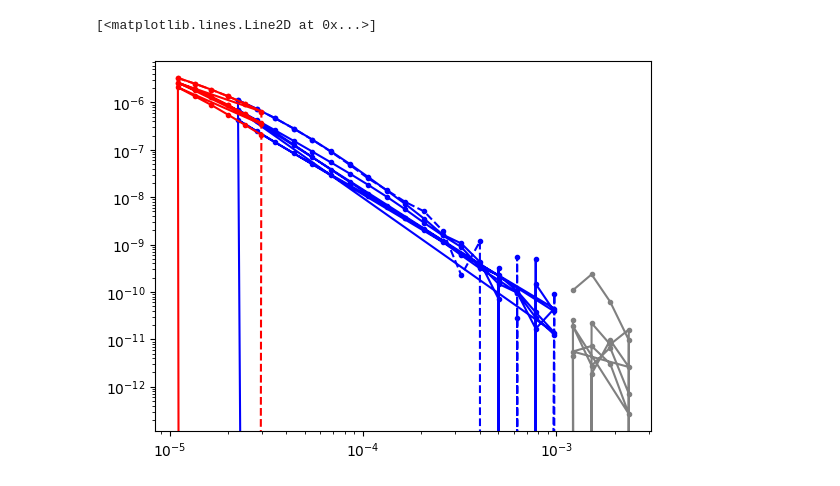
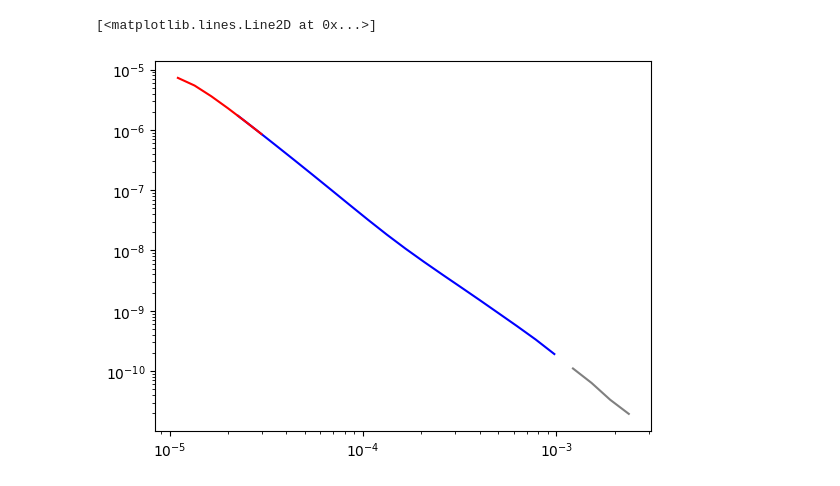
Before and after one commit to bob-b-b/sea-anemone, a Jupyter notebook: plotting_data_with_disabled_points.ipynb, the cells around one changed output. Cells and saved outputs as stored; diff of their text form; code cells hidden in the pictures.

```diff
--- a/plotting_data_with_disabled_points.ipynb
+++ b/plotting_data_with_disabled_points.ipynb
@@ -3,11 +3,11 @@ import usf
 import numpy as np
 
 import os
-usf_folders = [#'/home/matt/geophysics_data/TEM/sTEM_data/2025_0227/USF_Files_dawa river/',
-            #    '/home/matt/geophysics_data/TEM/sTEM_data/2025_0226/USF_Files_Dawa River Channel/',
+usf_folders = ['/home/matt/geophysics_data/TEM/sTEM_data/2025_0227/USF_Files_dawa river/',
+               '/home/matt/geophysics_data/TEM/sTEM_data/2025_0226/USF_Files_Dawa River Channel/',
             #    'E:/sTEM_data/2025_0302/USF_Files_dawa river 3/',
-               'C:/Users/au646858/Downloads/2025_0622_profiler_sTEM53/USF_Files_profile_day_4_DD_Boren_Aliy_river/',
-            #    '/home/matt/geophysics_data/TEM/sTEM_data/2025_0302/USF_Files_dawa river 3/'
+            #    'C:/Users/au646858/Downloads/2025_0622_profiler_sTEM53/USF_Files_profile_day_4_DD_Boren_Aliy_river/',
+               '/home/matt/geophysics_data/TEM/sTEM_data/2025_0302/USF_Files_dawa river 3/'
                ]
 
 sweeps = []
@@ -49,29 +59,31 @@ fig
 # %%
 import matplotlib.pyplot as plt
 
-hm_t, hm_d = hm.time[:5], hm.data[:5]
-lm_t, lm_d = lm.time[:5], lm.data[:5]
+hm_t, hm_d = hm.time[:1], hm.data[:1]
+lm_t, lm_d = lm.time[:1], lm.data[:1]
+
+
 
 
 lm_inuse = np.ones_like(lm_d, dtype=bool)
 hm_inuse = np.ones_like(hm_d, dtype=bool)
 
 hm_inuse[hm_t > 1e-3] = False
 lm_inuse[lm_t > 1e-3] = False
 
 
 plt.figure()
-plt.loglog(hm_t[hm_inuse],  hm_d[hm_inuse], '.-', color='blue', label='High Mass')
-plt.loglog(hm_t[hm_inuse], -hm_d[hm_inuse], '.--', color='blue', label='High Mass Negative')
+plt.loglog(hm_t[hm_inuse],  hm_d[hm_inuse], '-', color='blue', label='High Mass')
+plt.loglog(hm_t[hm_inuse], -hm_d[hm_inuse], '--', color='blue', label='High Mass Negative')
 
-plt.loglog(lm_t[lm_inuse],  lm_d[lm_inuse], '.-', color='red', label='Low Mass')
-plt.loglog(lm_t[lm_inuse], -lm_d[lm_inuse], '.--', color='red', label='Low Mass Negative')
+plt.loglog(lm_t[lm_inuse],  lm_d[lm_inuse], '-', color='red', label='Low Mass')
+plt.loglog(lm_t[lm_inuse], -lm_d[lm_inuse], '--', color='red', label='Low Mass Negative')
 
-plt.plot(hm_t[~hm_inuse],  hm_d[~hm_inuse], '.-', color='gray', label='High Mass Disabled')
-plt.plot(lm_t[~lm_inuse],  lm_d[~lm_inuse], '.-', color='gray', label='High Mass Disabled')
+plt.plot(hm_t[~hm_inuse],  hm_d[~hm_inuse], '-', color='gray', label='High Mass Disabled')
+plt.plot(lm_t[~lm_inuse],  lm_d[~lm_inuse], '-', color='gray', label='High Mass Disabled')
 
-plt.plot(hm_t[~hm_inuse], -hm_d[~hm_inuse], '.-', color='gray', label='High Mass Disabled')
-plt.plot(lm_t[~lm_inuse], -lm_d[~lm_inuse], '.-', color='gray', label='High Mass Disabled')
+plt.plot(hm_t[~hm_inuse], -hm_d[~hm_inuse], '-', color='gray', label='High Mass Disabled')
+plt.plot(lm_t[~lm_inuse], -lm_d[~lm_inuse], '-', color='gray', label='High Mass Disabled')
 # %% [output]
 [<matplotlib.lines.Line2D at 0x...>]
-[figure, old version]
+[figure, new version]
```
Also changed, not shown: parts of 5 cells of this notebook, 3 other files.
